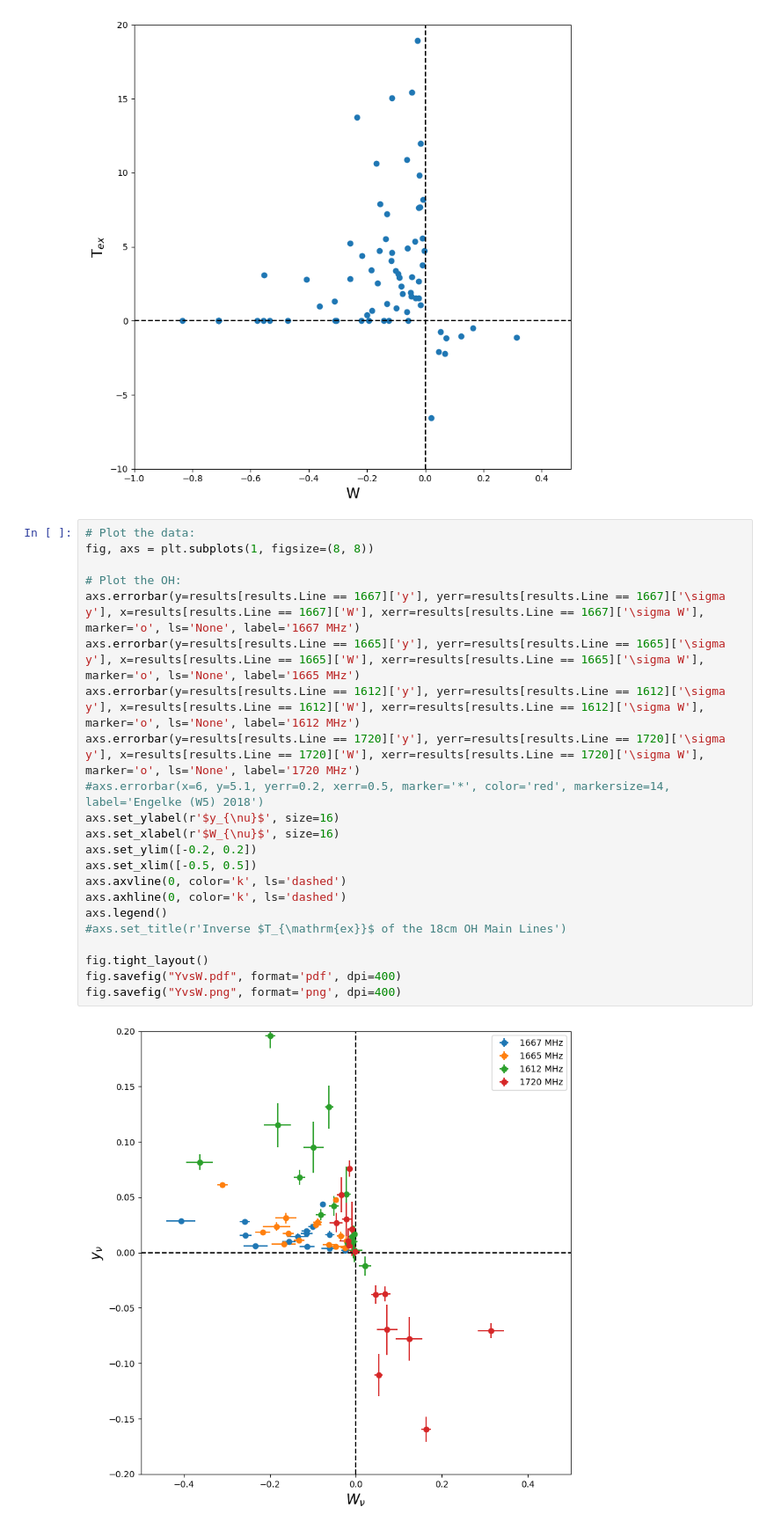
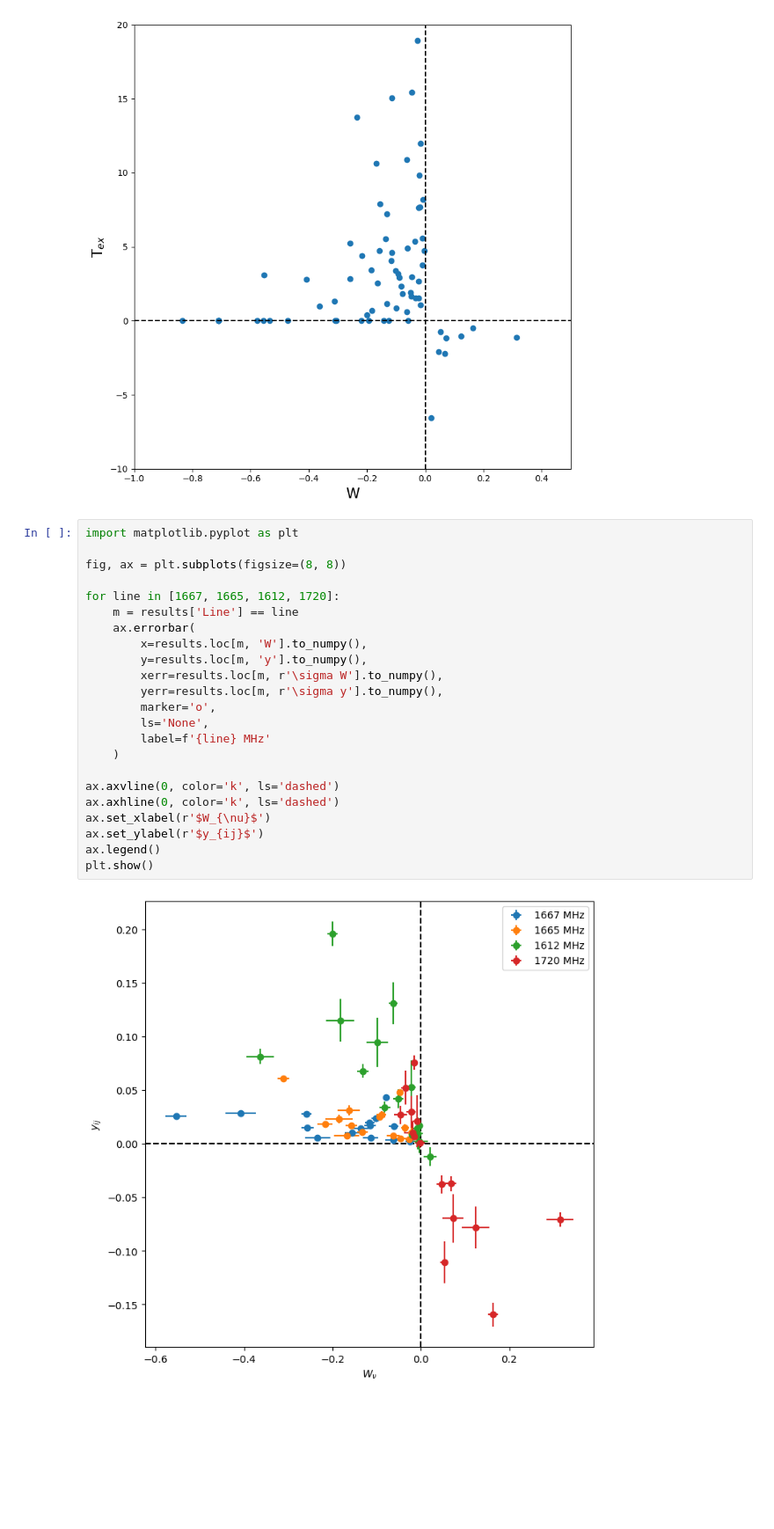
Before and after one commit to mbusch1/HyGAL-OH-Excitation, a Jupyter notebook: HyGal-FitSpec-HighRes-Ew.ipynb, the cells around one changed output. Shown at 88% size. Cells and saved outputs as stored; diff of their text form; blank space fills up the shorter version.

```diff
--- a/HyGal-FitSpec-HighRes-Ew.ipynb
+++ b/HyGal-FitSpec-HighRes-Ew.ipynb
@@ -3094,26 +3106,27 @@ fig.tight_layout()
 # %% [output]
 [figure]
 # %%
-# Plot the data:
-fig, axs = plt.subplots(1, figsize=(8, 8))
+import matplotlib.pyplot as plt
 
-# Plot the OH:
-axs.errorbar(y=results[results.Line == 1667]['y'], yerr=results[results.Line == 1667]['\sigma y'], x=results[results.Line == 1667]['W'], xerr=results[results.Line == 1667]['\sigma W'], marker='o', ls='None', label='1667 MHz')
-axs.errorbar(y=results[results.Line == 1665]['y'], yerr=results[results.Line == 1665]['\sigma y'], x=results[results.Line == 1665]['W'], xerr=results[results.Line == 1665]['\sigma W'], marker='o', ls='None', label='1665 MHz')
-axs.errorbar(y=results[results.Line == 1612]['y'], yerr=results[results.Line == 1612]['\sigma y'], x=results[results.Line == 1612]['W'], xerr=results[results.Line == 1612]['\sigma W'], marker='o', ls='None', label='1612 MHz')
-axs.errorbar(y=results[results.Line == 1720]['y'], yerr=results[results.Line == 1720]['\sigma y'], x=results[results.Line == 1720]['W'], xerr=results[results.Line == 1720]['\sigma W'], marker='o', ls='None', label='1720 MHz')
-#axs.errorbar(x=6, y=5.1, yerr=0.2, xerr=0.5, marker='*', color='red', markersize=14, label='Engelke (W5) 2018')
-axs.set_ylabel(r'$y_{\nu}$', size=16)
-axs.set_xlabel(r'$W_{\nu}$', size=16)
-axs.set_ylim([-0.2, 0.2])
-axs.set_xlim([-0.5, 0.5])
-axs.axvline(0, color='k', ls='dashed')
-axs.axhline(0, color='k', ls='dashed')
-axs.legend()
-#axs.set_title(r'Inverse $T_{\mathrm{ex}}$ of the 18cm OH Main Lines')
+fig, ax = plt.subplots(figsize=(8, 8))
 
-fig.tight_layout()
-fig.savefig("YvsW.pdf", format='pdf', dpi=400)
-fig.savefig("YvsW.png", format='png', dpi=400)
+for line in [1667, 1665, 1612, 1720]:
+    m = results['Line'] == line
+    ax.errorbar(
+        x=results.loc[m, 'W'].to_numpy(),
+        y=results.loc[m, 'y'].to_numpy(),
+        xerr=results.loc[m, r'\sigma W'].to_numpy(),
+        yerr=results.loc[m, r'\sigma y'].to_numpy(),
+        marker='o',
+        ls='None',
+        label=f'{line} MHz'
+    )
+
+ax.axvline(0, color='k', ls='dashed')
+ax.axhline(0, color='k', ls='dashed')
+ax.set_xlabel(r'$W_{\nu}$')
+ax.set_ylabel(r'$y_{ij}$')
+ax.legend()
+plt.show()
 # %% [output]
-[figure, old version]
+[figure, new version]
```
Also changed, not shown: parts of 22 cells of this notebook, 19 other files.
